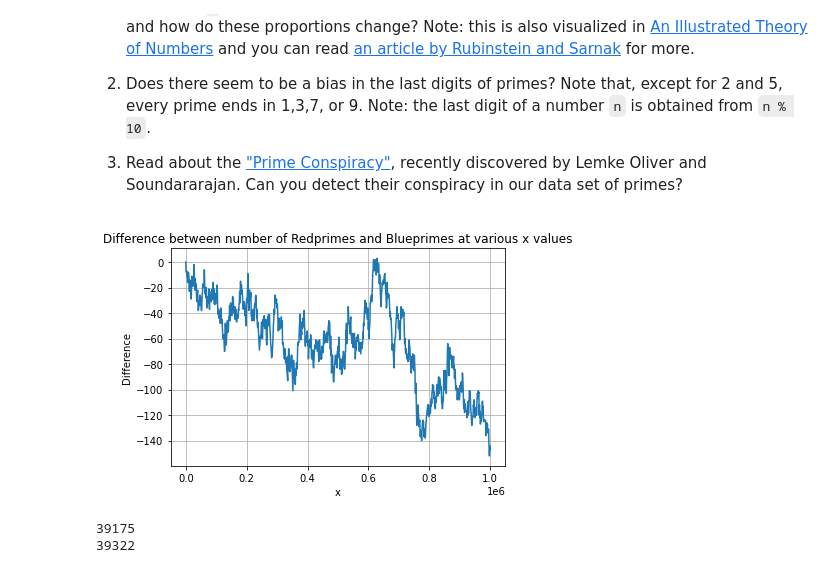
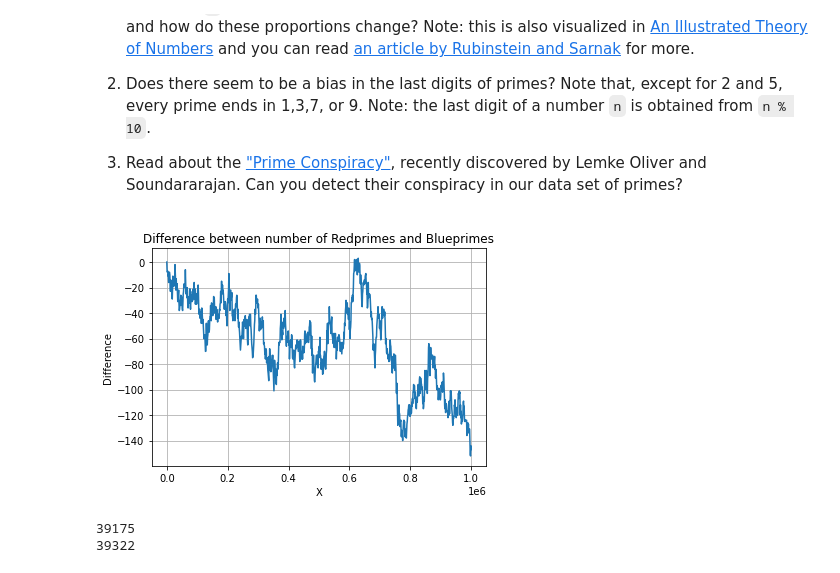
Before and after one commit to EvanSpanier/Math-152, a Jupyter notebook: P4M_Notebook_3.ipynb, the cells around one changed output. Drawn from its saved outputs; the diff is of its cells as text; code cells hidden in the pictures.

```diff
--- a/P4M_Notebook_3.ipynb
+++ b/P4M_Notebook_3.ipynb
@@ -1129,17 +1131,17 @@ def blueprimes_upto(x):
     return len([p for p in blueprimes if p <= x])
 # %%
 x_values = numpy.linspace(0,1000000,1001) # The numpy array [0,1000,2000,3000,...,1000000]
-pix_values = numpy.array([redprimes_upto(x) for x in x_values]) - numpy.array([blueprimes_upto(x) for x in x_values])
+y_values = numpy.array([redprimes_upto(x) for x in x_values]) - numpy.array([blueprimes_upto(x) for x in x_values])
 # %%
 %matplotlib inline
-plt.plot(x_values, pix_values)
-plt.title('Difference between number of Redprimes and Blueprimes at various x values')
+plt.plot(x_values, y_values)
+plt.title('Difference between number of Redprimes and Blueprimes')
 plt.ylabel('Difference')
-plt.xlabel('x')
+plt.xlabel('X')
 plt.grid(True)
-plt.show()
+plt.show() # This graph shows the difference in the number of Redprimes and Blueprimes at each value of x
 # %% [output]
-[figure, old version]
+[figure, new version]
 # %%
 print(redprimes_upto(1000000)) #Actual number of redprimes up to 1000000
 print(blueprimes_upto(1000000))#Actual number of blueprimes up to 1000000
```
Also changed, not shown: parts of 19 cells of this notebook.
